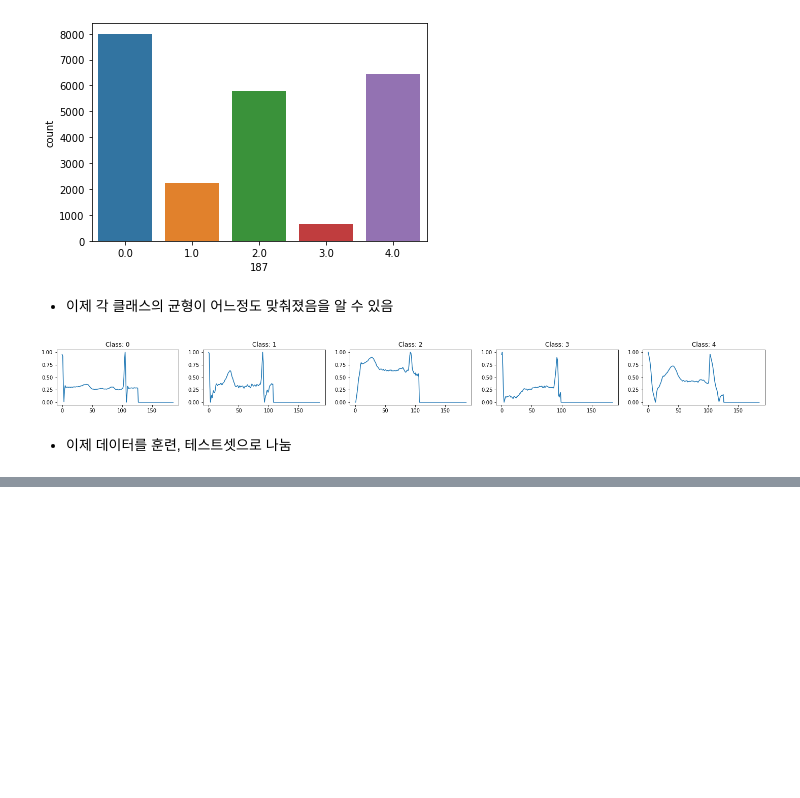
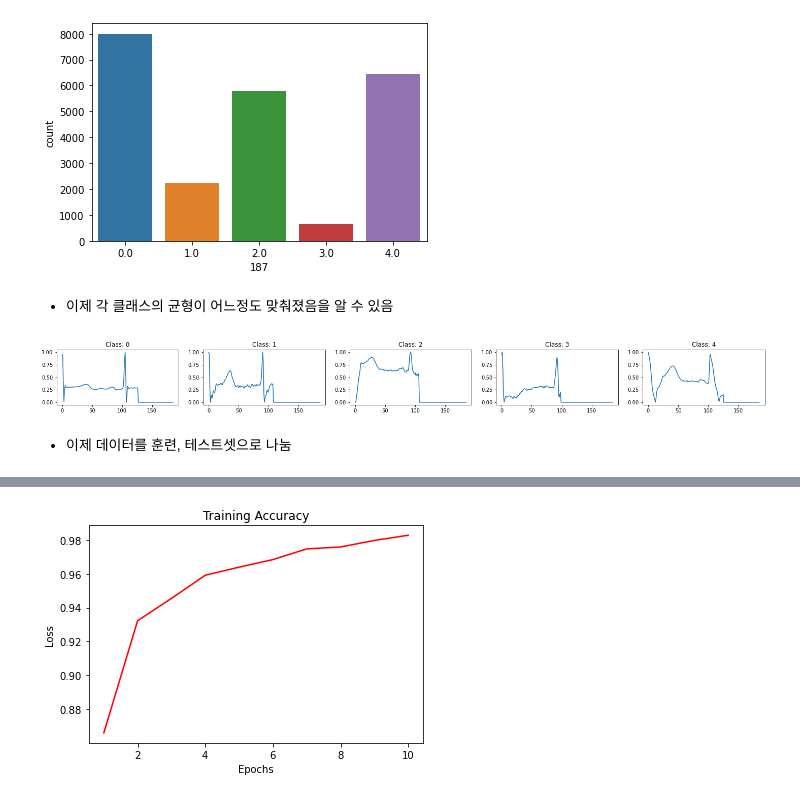
Before and after one commit to CEOJINSUNG/Credit-Score-System, a Jupyter notebook: Heartbeat Categorization.ipynb, the cells around one changed output, grey strips where cells are left out. Cells and saved outputs as stored; diff of their text form; code cells hidden in the pictures; blank space fills up the shorter version.

```diff
--- a/Heartbeat Categorization.ipynb
+++ b/Heartbeat Categorization.ipynb
@@ -146,0 +146,10 @@ Epoch 10/10
+# %%
+acc = history.history['accuracy']
+epochs = range(1, len(acc) + 1)
+plt.plot(epochs, acc, color='red', label='Training acc')
+plt.title('Training Accuracy')
+plt.xlabel('Epochs')
+plt.ylabel('Loss')
+plt.show()
+# %% [output]
+[figure, added]
```
Also changed, not shown: parts of 4 cells of this notebook, 1 other file.
